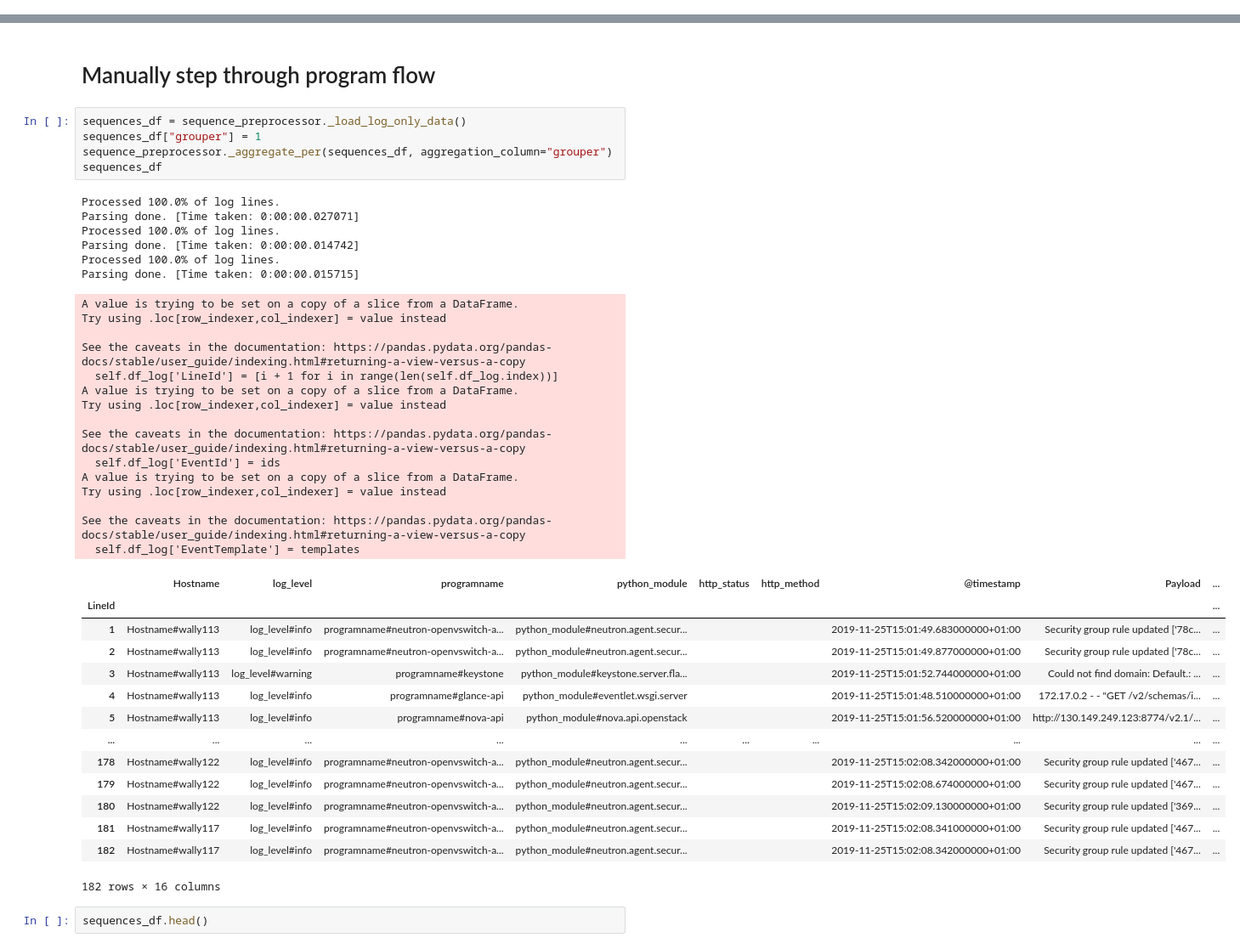
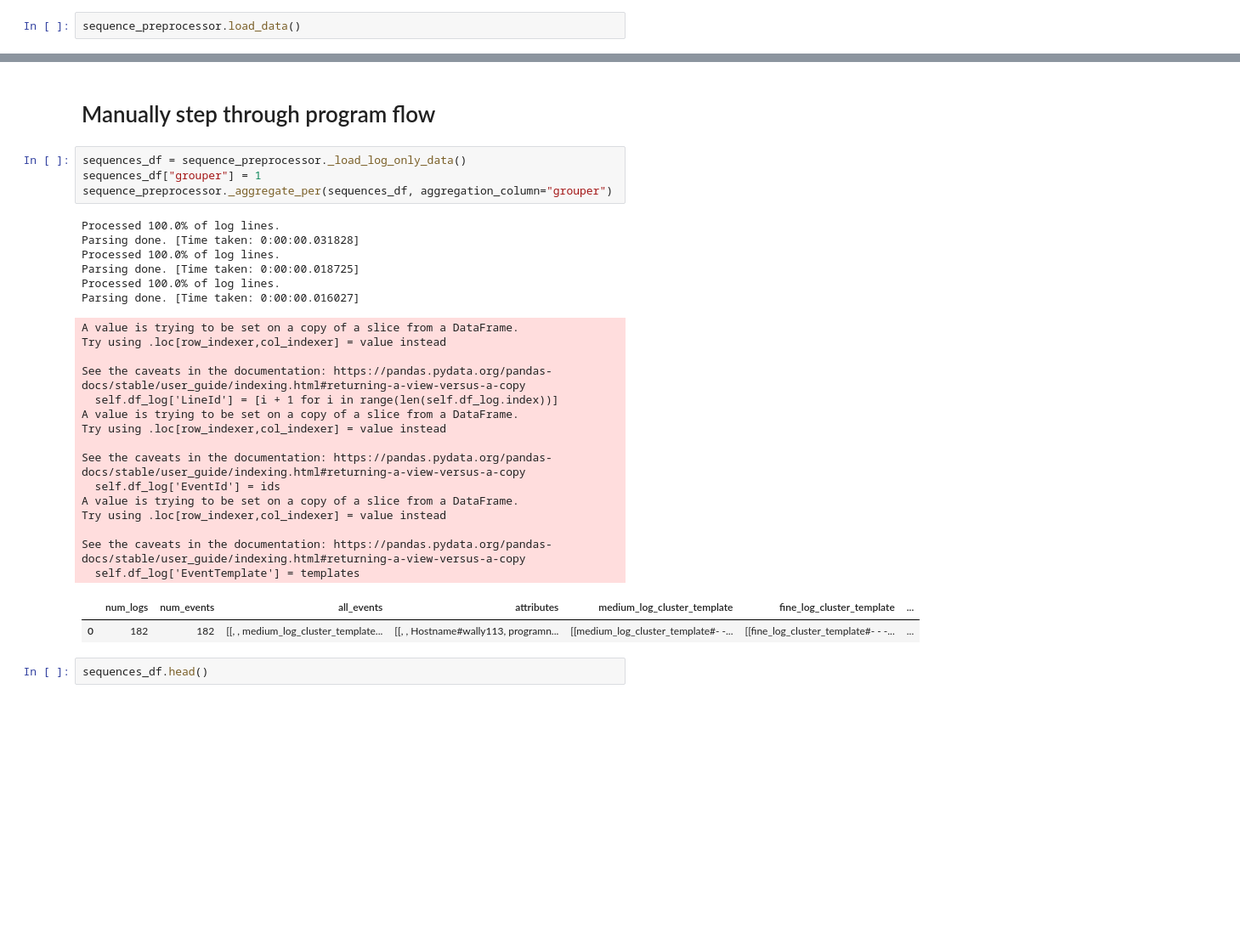
Before and after one commit to DerDoni/Domain-Guided-Monitoring, a Jupyter notebook: notebooks/Attention vs. no attention.ipynb, the cells around one changed output, grey strips where cells are left out. Shown at 85% size. Drawn from its saved outputs; the diff is of its cells as text; blank space fills up the shorter version.

```diff
--- a/notebooks/Attention vs. no attention.ipynb
+++ b/notebooks/Attention vs. no attention.ipynb
@@ -42,0 +44,2 @@ huawei_full_data.columns
+# %%
+sequence_preprocessor.load_data()
@@ -45,44 +72,31 @@ huawei_full_data.columns
 # %%
 sequences_df = sequence_preprocessor._load_log_only_data()
 sequences_df["grouper"] = 1
 sequence_preprocessor._aggregate_per(sequences_df, aggregation_column="grouper")
-sequences_df
 # %% [output]
 Processed 100.0% of log lines.
-Parsing done. [Time taken: 0:00:00.027071]
+Parsing done. [Time taken: 0:00:00.031828]
 Processed 100.0% of log lines.
-Parsing done. [Time taken: 0:00:00.014742]
+Parsing done. [Time taken: 0:00:00.018725]
 Processed 100.0% of log lines.
-Parsing done. [Time taken: 0:00:00.015715]
+Parsing done. [Time taken: 0:00:00.016027]
 A value is trying to be set on a copy of a slice from a DataFrame.
 Try using .loc[row_indexer,col_indexer] = value instead
 
 See the caveats in the documentation: https://pandas.pydata.org/pandas-docs/stable/user_guide/indexing.html#returning-a-view-versus-a-copy
   self.df_log['LineId'] = [i + 1 for i in range(len(self.df_log.index))]
 A value is trying to be set on a copy of a slice from a DataFrame.
 Try using .loc[row_indexer,col_indexer] = value instead
 
 See the caveats in the documentation: https://pandas.pydata.org/pandas-docs/stable/user_guide/indexing.html#returning-a-view-versus-a-copy
   self.df_log['EventId'] = ids
 A value is trying to be set on a copy of a slice from a DataFrame.
 Try using .loc[row_indexer,col_indexer] = value instead
 
 See the caveats in the documentation: https://pandas.pydata.org/pandas-docs/stable/user_guide/indexing.html#returning-a-view-versus-a-copy
   self.df_log['EventTemplate'] = templates
-|  | Hostname | log_level | programname | python_module | http_status | http_method | @timestamp | Payload | ... |
-| LineId |  |  |  |  |  |  |  |  | ... |
-| 1 | Hostname#wally113 | log_level#info | programname#neutron-openvswitch-a... | python_module#neutron.agent.secur... |  |  | 2019-11-25T15:01:49.683000000+01:00 | Security group rule updated ['78c... | ... |
-| 2 | Hostname#wally113 | log_level#info | programname#neutron-openvswitch-a... | python_module#neutron.agent.secur... |  |  | 2019-11-25T15:01:49.877000000+01:00 | Security group rule updated ['78c... | ... |
-| 3 | Hostname#wally113 | log_level#warning | programname#keystone | python_module#keystone.server.fla... |  |  | 2019-11-25T15:01:52.744000000+01:00 | Could not find domain: Default.: ... | ... |
-| 4 | Hostname#wally113 | log_level#info | programname#glance-api | python_module#eventlet.wsgi.server |  |  | 2019-11-25T15:01:48.510000000+01:00 | 172.17.0.2 - - "GET /v2/schemas/i... | ... |
-| 5 | Hostname#wally113 | log_level#info | programname#nova-api | python_module#nova.api.openstack |  |  | 2019-11-25T15:01:56.520000000+01:00 | http://130.149.249.123:8774/v2.1/... | ... |
-| ... | ... | ... | ... | ... | ... | ... | ... | ... | ... |
-| 178 | Hostname#wally122 | log_level#info | programname#neutron-openvswitch-a... | python_module#neutron.agent.secur... |  |  | 2019-11-25T15:02:08.342000000+01:00 | Security group rule updated ['467... | ... |
-| 179 | Hostname#wally122 | log_level#info | programname#neutron-openvswitch-a... | python_module#neutron.agent.secur... |  |  | 2019-11-25T15:02:08.674000000+01:00 | Security group rule updated ['467... | ... |
-| 180 | Hostname#wally122 | log_level#info | programname#neutron-openvswitch-a... | python_module#neutron.agent.secur... |  |  | 2019-11-25T15:02:09.130000000+01:00 | Security group rule updated ['369... | ... |
-| 181 | Hostname#wally117 | log_level#info | programname#neutron-openvswitch-a... | python_module#neutron.agent.secur... |  |  | 2019-11-25T15:02:08.341000000+01:00 | Security group rule updated ['467... | ... |
-| 182 | Hostname#wally117 | log_level#info | programname#neutron-openvswitch-a... | python_module#neutron.agent.secur... |  |  | 2019-11-25T15:02:08.342000000+01:00 | Security group rule updated ['467... | ... |
+|  | num_logs | num_events | all_events | attributes | medium_log_cluster_template | fine_log_cluster_template | ... |
+| 0 | 182 | 182 | [[, , medium_log_cluster_template... | [[, , Hostname#wally113, programn... | [[medium_log_cluster_template#- -... | [[fine_log_cluster_template#- - -... | ... |
-182 rows × 16 columns
 # %%
 sequences_df.head()
 # %% [output]
```
Also changed, not shown: parts of 6 cells of this notebook, 3 other files.
